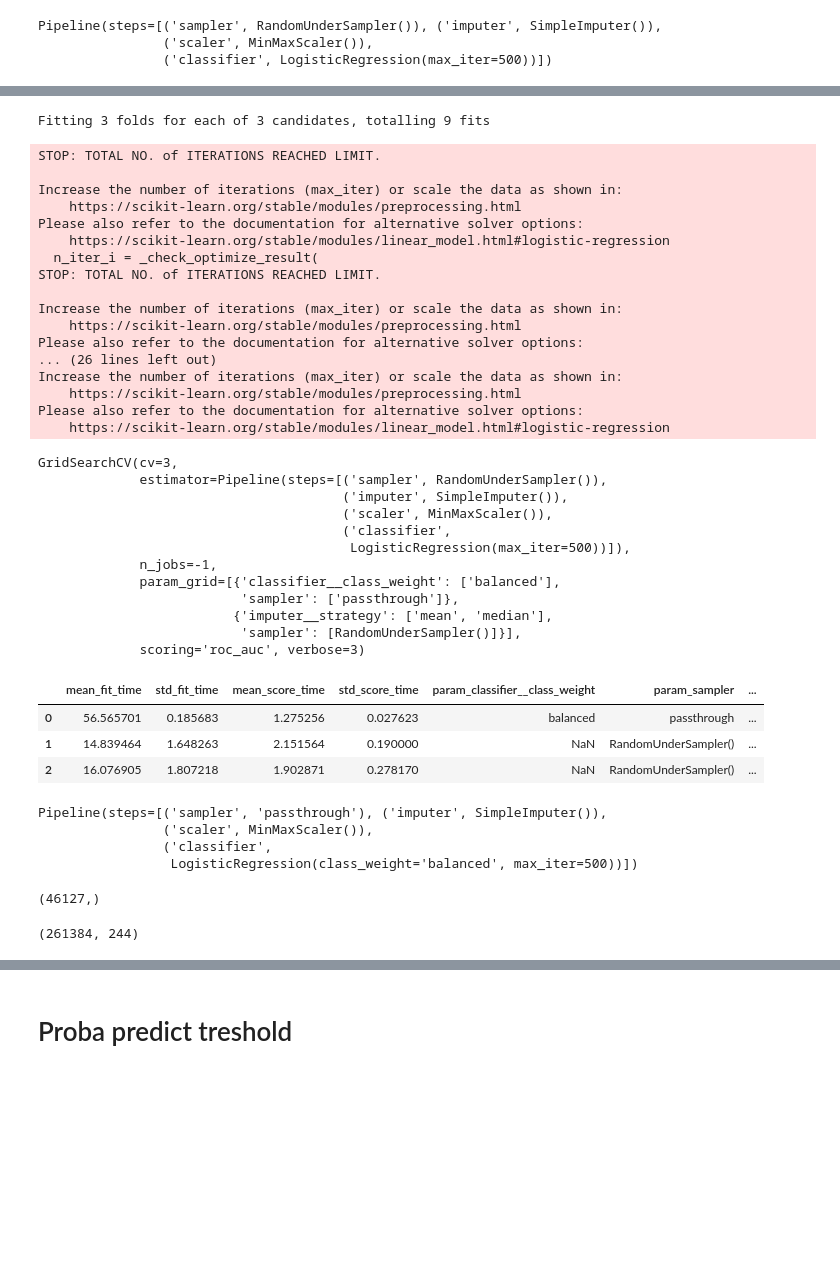
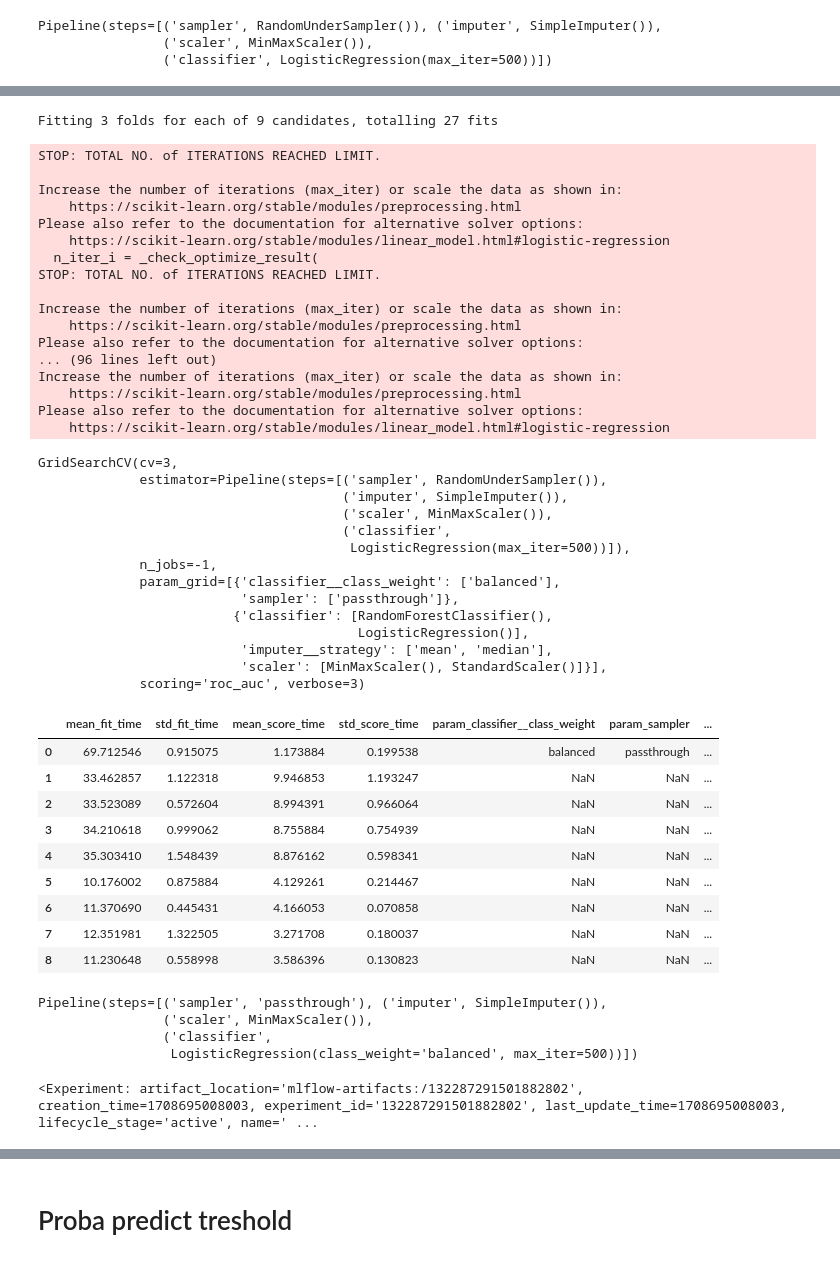
Before and after one commit to carlgennetais/P7_scoring_ML, a Jupyter notebook: notebooks/P7_04_modeling-pipeline.ipynb, the cells around one changed output, grey strips where cells are left out. Saved outputs shown, nothing was run; the diff lists cells and outputs as text; code cells hidden in the pictures; blank space fills up the shorter version.

Commit message:
improve pnl function and track all cv results with mlflow

```diff
--- a/notebooks/P7_04_modeling-pipeline.ipynb
+++ b/notebooks/P7_04_modeling-pipeline.ipynb
@@ -203,12 +204,11 @@ NaiveUnderSamplerTf = FunctionTransformer(NaiveUnderSampler)
 # print(X.shape)
 # print(y.shape)
 # %%
-samplerList = [NaiveUnderSamplerTf, RandomUnderSampler()]
 model_params = {"max_iter": 500}
 pipe = Pipeline(
     [
         ("sampler", RandomUnderSampler()),
-        ("imputer", SimpleImputer(strategy="mean")),
+        ("imputer", SimpleImputer()),
         ("scaler", MinMaxScaler()),
         ("classifier", LogisticRegression(**model_params)),
     ]
@@ -221,12 +241,19 @@ Pipeline(steps=[('sampler', RandomUnderSampler()), ('imputer', SimpleImputer()),
 # %%
 # grid = GridSearchCV(pipe, param_grid={}, cv=3, n_jobs=-1, verbose=3, scoring=pnl_scorer)
 param_grid = [
-    {"sampler": ["passthrough"], "classifier__class_weight": ["balanced"]},
     {
-        "sampler": [
-            RandomUnderSampler(),
-        ],
+        "sampler": ["passthrough"],
+        # "imputer__strategy": ["mean", "median"],
+        "classifier__class_weight": ["balanced"],
+        "classifier": [LogisticRegression()],
+        "classifier__penalty": ["l1", "l2"],
+    },
+    {
         "imputer__strategy": ["mean", "median"],
+        "scaler": [MinMaxScaler(), StandardScaler()],
+        "classifier": [RandomForestClassifier()],
+        "classifier__n_estimators": [100, 500],
+        "classifier__oob_score": [True, False],
     },
 ]
 grid = GridSearchCV(
@@ -234,7 +261,7 @@ grid = GridSearchCV(
 )
 grid.fit(X_train, y_train)
 # %% [output]
-Fitting 3 folds for each of 3 candidates, totalling 9 fits
+Fitting 3 folds for each of 9 candidates, totalling 27 fits
 STOP: TOTAL NO. of ITERATIONS REACHED LIMIT.
 
 Increase the number of iterations (max_iter) or scale the data as shown in:
@@ -247,7 +274,7 @@ STOP: TOTAL NO. of ITERATIONS REACHED LIMIT.
 Increase the number of iterations (max_iter) or scale the data as shown in:
     https://scikit-learn.org/stable/modules/preprocessing.html
 Please also refer to the documentation for alternative solver options:
-... (26 lines left out)
+... (96 lines left out)
 Increase the number of iterations (max_iter) or scale the data as shown in:
     https://scikit-learn.org/stable/modules/preprocessing.html
 Please also refer to the documentation for alternative solver options:
@@ -261,16 +288,25 @@ GridSearchCV(cv=3,
              n_jobs=-1,
              param_grid=[{'classifier__class_weight': ['balanced'],
                           'sampler': ['passthrough']},
-                         {'imputer__strategy': ['mean', 'median'],
-                          'sampler': [RandomUnderSampler()]}],
+                         {'classifier': [RandomForestClassifier(),
+                                         LogisticRegression()],
+                          'imputer__strategy': ['mean', 'median'],
+                          'scaler': [MinMaxScaler(), StandardScaler()]}],
              scoring='roc_auc', verbose=3)
 # %%
-pd.DataFrame(grid.cv_results_)
+grid_results = pd.DataFrame(grid.cv_results_)
+grid_results
 # TODO: log each cv_result to ML FLow
 # %% [output]
 |  | mean_fit_time | std_fit_time | mean_score_time | std_score_time | param_classifier__class_weight | param_sampler | ... |
-| 0 | 56.565701 | 0.185683 | 1.275256 | 0.027623 | balanced | passthrough | ... |
-| 1 | 14.839464 | 1.648263 | 2.151564 | 0.190000 | NaN | RandomUnderSampler() | ... |
-| 2 | 16.076905 | 1.807218 | 1.902871 | 0.278170 | NaN | RandomUnderSampler() | ... |
+| 0 | 69.712546 | 0.915075 | 1.173884 | 0.199538 | balanced | passthrough | ... |
+| 1 | 33.462857 | 1.122318 | 9.946853 | 1.193247 | NaN | NaN | ... |
+| 2 | 33.523089 | 0.572604 | 8.994391 | 0.966064 | NaN | NaN | ... |
+| 3 | 34.210618 | 0.999062 | 8.755884 | 0.754939 | NaN | NaN | ... |
+| 4 | 35.303410 | 1.548439 | 8.876162 | 0.598341 | NaN | NaN | ... |
+| 5 | 10.176002 | 0.875884 | 4.129261 | 0.214467 | NaN | NaN | ... |
+| 6 | 11.370690 | 0.445431 | 4.166053 | 0.070858 | NaN | NaN | ... |
+| 7 | 12.351981 | 1.322505 | 3.271708 | 0.180037 | NaN | NaN | ... |
+| 8 | 11.230648 | 0.558998 | 3.586396 | 0.130823 | NaN | NaN | ... |
 # %%
 model = grid.best_estimator_
@@ -285,8 +320,7 @@ y_pred = grid.predict(X_test)
-# %%
-y_pred.shape
-# %% [output]
-(46127,)
-# %%
-X_train.shape
-# %% [output]
-(261384, 244)
+# %%
+# local server must be running: $ mlflow ui
+mlflow.set_tracking_uri(uri="http://127.0.0.1:5000")
+mlflow.set_experiment("P7 ML")
+# mlflow.sklearn.autolog()  # log only sklearn model, not shap etc
+# %% [output]
+<Experiment: artifact_location='mlflow-artifacts:/132287291501882802', creation_time=1708695008003, experiment_id='132287291501882802', last_update_time=1708695008003, lifecycle_stage='active', name=' ...
```
Also changed, not shown: parts of 15 cells of this notebook.
